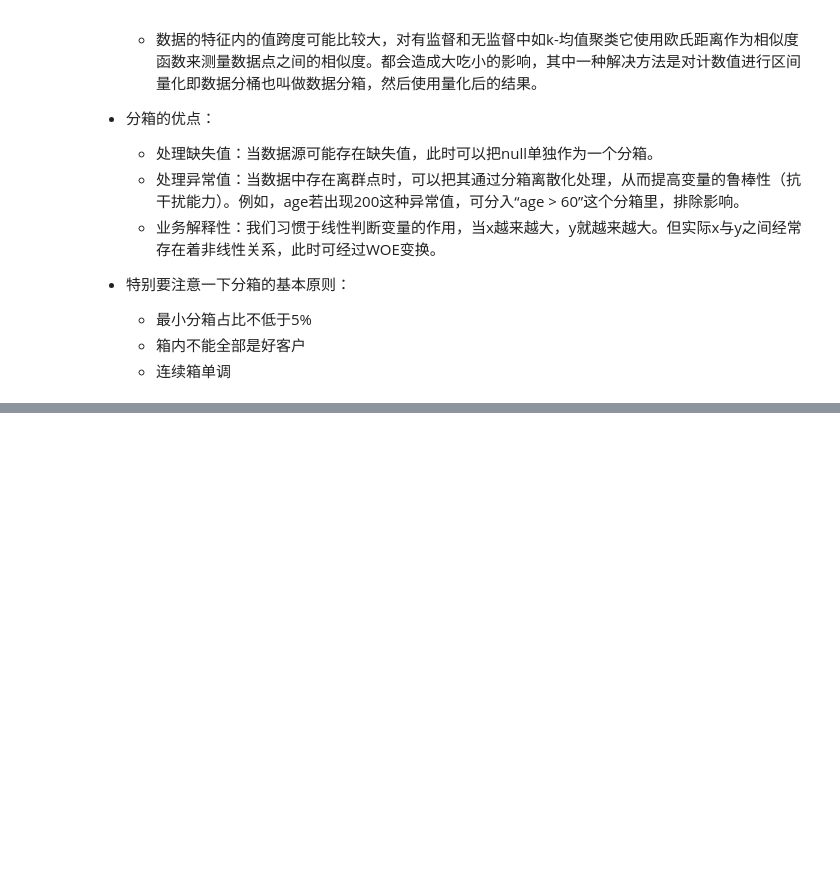
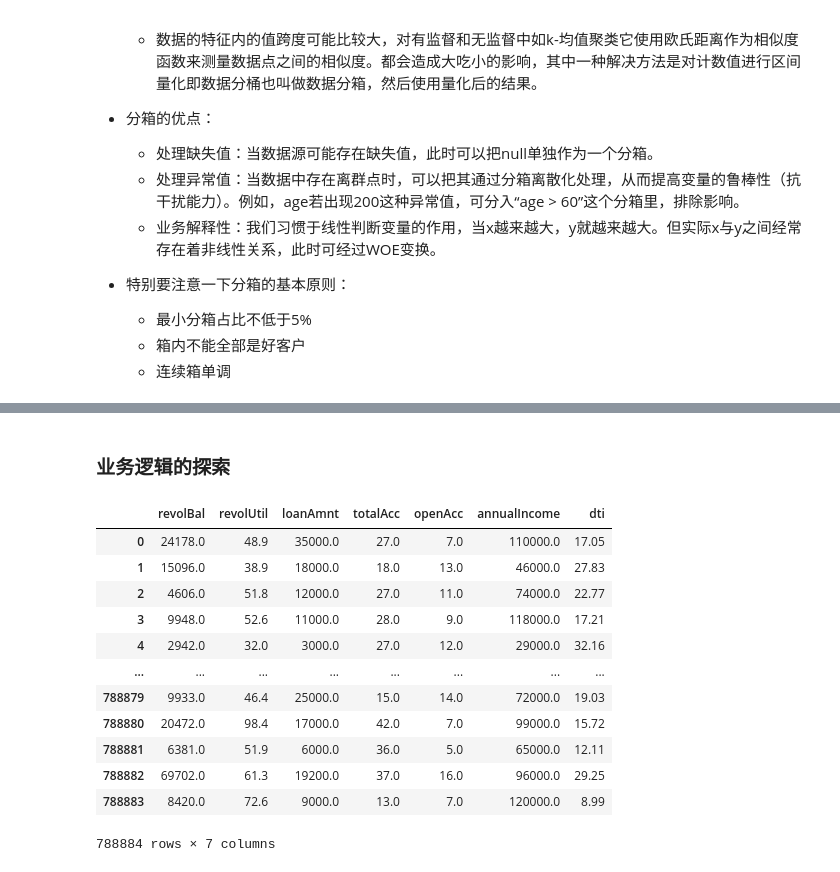
Before and after one commit to ShiChongNo1/ali-load_default, a Jupyter notebook: data_processed.ipynb, the cells around one changed output, grey strips where cells are left out. Cells and saved outputs as stored; diff of their text form; code cells hidden in the pictures; blank space fills up the shorter version.

```diff
--- a/data_processed.ipynb
+++ b/data_processed.ipynb
@@ -242,6 +228,7 @@ NaN      46799
 Name: employmentLength, dtype: int64
 # %%
 data_train['employmentLength'] = data_train['employmentLength'].fillna(data_train['employmentLength'].std())
+data_test_a['employmentLength'] = data_test_a['employmentLength'].fillna(data_test_a['employmentLength'].std())
 # %%
 data_train['earliesCreditLine'].sample(5)
 # %% [output]
@@ -582,0 +530,8 @@ dtype: int64
+# %%
+for col in ['grade', 'subGrade']:
+    temp_dict = data_train.groupby([col])['isDefault'].agg(['mean']).reset_index().rename(columns={'mean': col + '_target_mean'})
+    temp_dict.index = temp_dict[col].values
+    temp_dict = temp_dict[col + '_target_mean'].to_dict()
+
+    data_train[col + '_target_mean'] = data_train[col].map(temp_dict)
+    data_test_a[col + '_target_mean'] = data_test_a[col].map(temp_dict)
@@ -582,0 +565,2 @@ dtype: int64
+# %% [markdown]
+### 业务逻辑的探索
@@ -582,0 +573,17 @@ dtype: int64
+# %%
+data_train[['revolBal', 'revolUtil', 'loanAmnt', 'totalAcc', 'openAcc','annualIncome','dti',\
+             ]]
+# %% [output]
+|  | revolBal | revolUtil | loanAmnt | totalAcc | openAcc | annualIncome | dti |
+| 0 | 24178.0 | 48.9 | 35000.0 | 27.0 | 7.0 | 110000.0 | 17.05 |
+| 1 | 15096.0 | 38.9 | 18000.0 | 18.0 | 13.0 | 46000.0 | 27.83 |
+| 2 | 4606.0 | 51.8 | 12000.0 | 27.0 | 11.0 | 74000.0 | 22.77 |
+| 3 | 9948.0 | 52.6 | 11000.0 | 28.0 | 9.0 | 118000.0 | 17.21 |
+| 4 | 2942.0 | 32.0 | 3000.0 | 27.0 | 12.0 | 29000.0 | 32.16 |
+| ... | ... | ... | ... | ... | ... | ... | ... |
+| 788879 | 9933.0 | 46.4 | 25000.0 | 15.0 | 14.0 | 72000.0 | 19.03 |
+| 788880 | 20472.0 | 98.4 | 17000.0 | 42.0 | 7.0 | 99000.0 | 15.72 |
+| 788881 | 6381.0 | 51.9 | 6000.0 | 36.0 | 5.0 | 65000.0 | 12.11 |
+| 788882 | 69702.0 | 61.3 | 19200.0 | 37.0 | 16.0 | 96000.0 | 29.25 |
+| 788883 | 8420.0 | 72.6 | 9000.0 | 13.0 | 7.0 | 120000.0 | 8.99 |
+788884 rows × 7 columns
```
Also changed, not shown: parts of 42 cells of this notebook.
